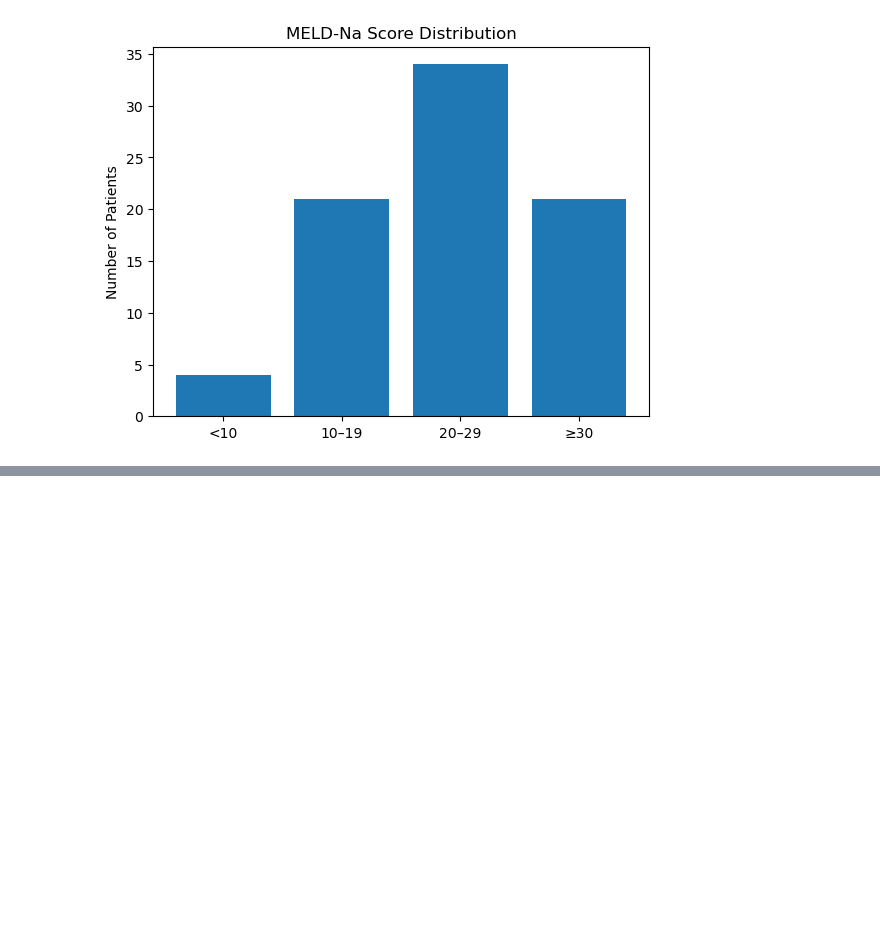
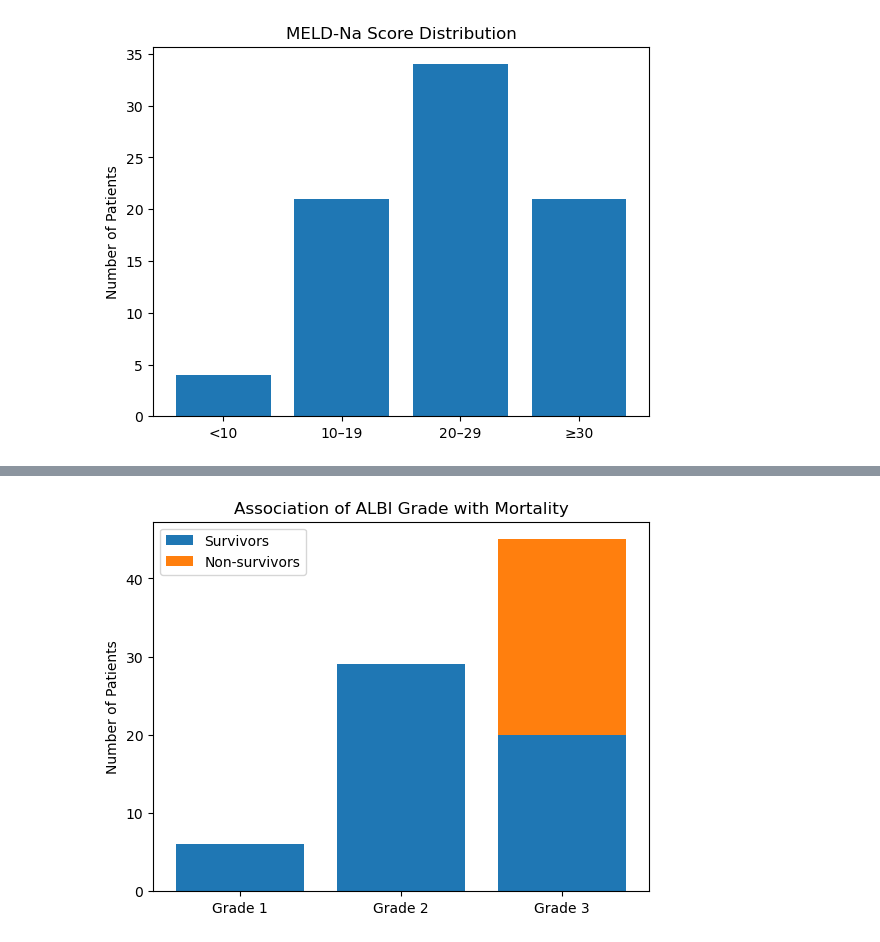
Before and after one commit to YuktiTripathi/Learn-Practice, a Jupyter notebook: rna_seqqq.ipynb, the cells around one changed output, grey strips where cells are left out. Drawn from its saved outputs; the diff is of its cells as text; code cells hidden in the pictures; blank space fills up the shorter version.

```diff
--- a/rna_seqqq.ipynb
+++ b/rna_seqqq.ipynb
@@ -1272,0 +1290,14 @@ plt.show()
+# %%
+grades = ['Grade 1', 'Grade 2', 'Grade 3']
+survivors = [6, 29, 20]
+nonsurvivors = [0, 0, 25]
+
+plt.bar(grades, survivors, label='Survivors')
+plt.bar(grades, nonsurvivors, bottom=survivors, label='Non-survivors')
+
+plt.ylabel('Number of Patients')
+plt.title('Association of ALBI Grade with Mortality')
+plt.legend()
+plt.show()
+# %% [output]
+[figure, added]
```
Also changed, not shown: parts of 1 cell of this notebook.
